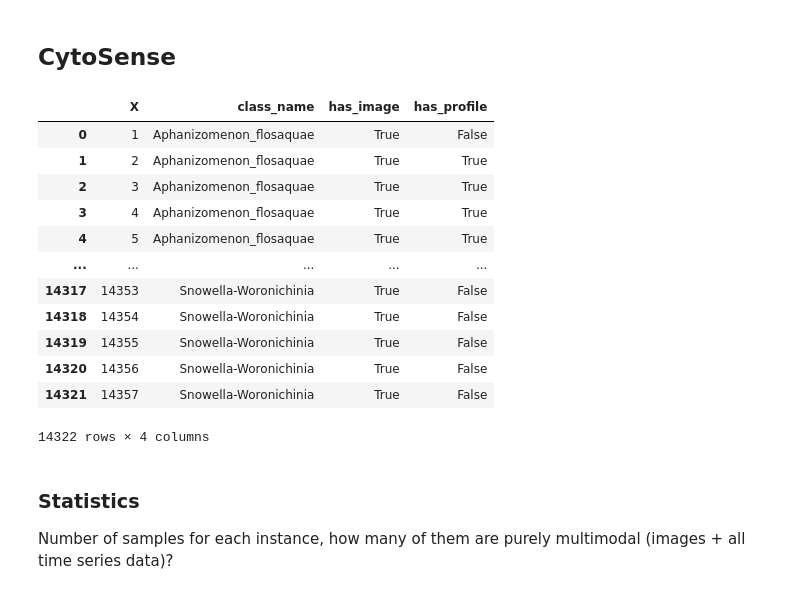
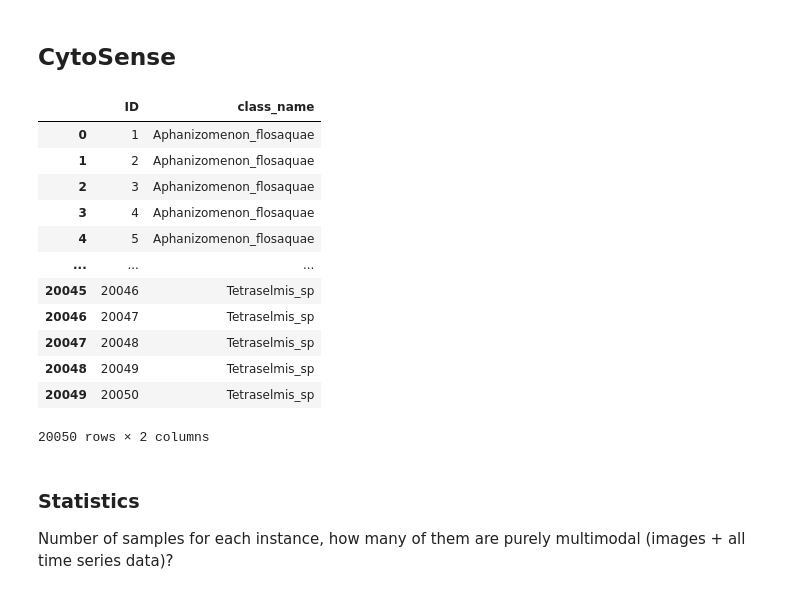
Before and after one commit to imveikka/multimodal_plankton_recognition, a Jupyter notebook: data_analysis.ipynb, the cells around one changed output. Drawn from its saved outputs; the diff is of its cells as text; code cells hidden in the pictures.

```diff
--- a/data_analysis.ipynb
+++ b/data_analysis.ipynb
@@ -32,25 +32,25 @@ plt_original_resolution
 # %% [markdown]
 ## CytoSense
 # %%
-data_dir = Path('./data/CytoSense')
+data_dir = Path('./data/FASTVISION-plus')
 image_dir = data_dir / 'images'
 profile_dir = data_dir / 'profiles'
 annotations = pd.read_csv(data_dir / 'annotations.csv')
 annotations
 # %% [output]
-|  | X | class_name | has_image | has_profile |
-| 0 | 1 | Aphanizomenon_flosaquae | True | False |
-| 1 | 2 | Aphanizomenon_flosaquae | True | True |
-| 2 | 3 | Aphanizomenon_flosaquae | True | True |
-| 3 | 4 | Aphanizomenon_flosaquae | True | True |
-| 4 | 5 | Aphanizomenon_flosaquae | True | True |
-| ... | ... | ... | ... | ... |
-| 14317 | 14353 | Snowella-Woronichinia | True | False |
-| 14318 | 14354 | Snowella-Woronichinia | True | False |
-| 14319 | 14355 | Snowella-Woronichinia | True | False |
-| 14320 | 14356 | Snowella-Woronichinia | True | False |
-| 14321 | 14357 | Snowella-Woronichinia | True | False |
+|  | ID | class_name |
+| 0 | 1 | Aphanizomenon_flosaquae |
+| 1 | 2 | Aphanizomenon_flosaquae |
+| 2 | 3 | Aphanizomenon_flosaquae |
+| 3 | 4 | Aphanizomenon_flosaquae |
+| 4 | 5 | Aphanizomenon_flosaquae |
+| ... | ... | ... |
+| 20045 | 20046 | Tetraselmis_sp |
+| 20046 | 20047 | Tetraselmis_sp |
+| 20047 | 20048 | Tetraselmis_sp |
+| 20048 | 20049 | Tetraselmis_sp |
+| 20049 | 20050 | Tetraselmis_sp |
-14322 rows × 4 columns
+20050 rows × 2 columns
 # %% [markdown]
 ### Statistics
 
```
Also changed, not shown: parts of 5 cells of this notebook, 6 other files.
